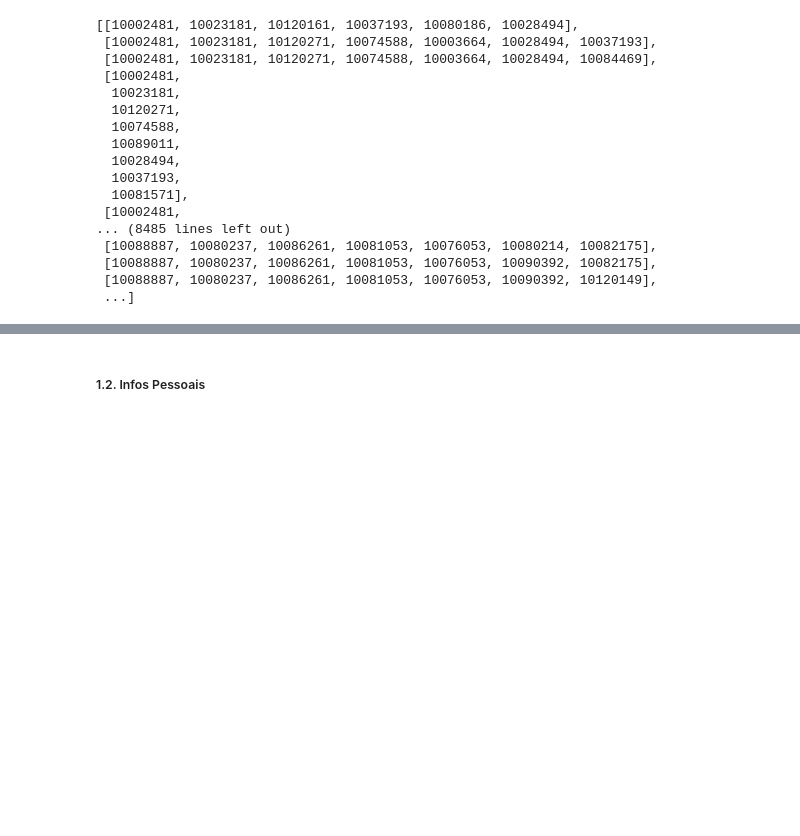
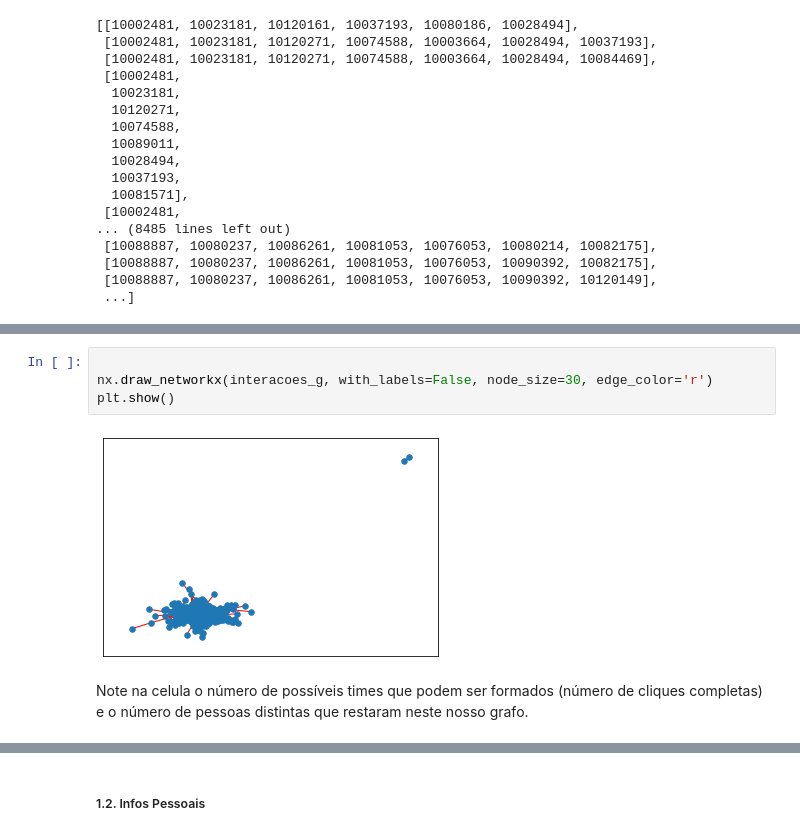
Before and after one commit to vinciusb/TP3-ML, a Jupyter notebook: tp.ipynb, the cells around one changed output, grey strips where cells are left out. Drawn from its saved outputs; the diff is of its cells as text; blank space fills up the shorter version.

```diff
--- a/tp.ipynb
+++ b/tp.ipynb
@@ -158,0 +192,8 @@ teams
+# %%
+
+nx.draw_networkx(interacoes_g, with_labels=False, node_size=30, edge_color='r')
+plt.show()
+# %% [output]
+[figure, added]
+# %% [markdown]
+Note na celula o número de possíveis times que podem ser formados (número de cliques completas) e o número de pessoas distintas que restaram neste nosso grafo.
```
Also changed, not shown: parts of 10 cells of this notebook.
